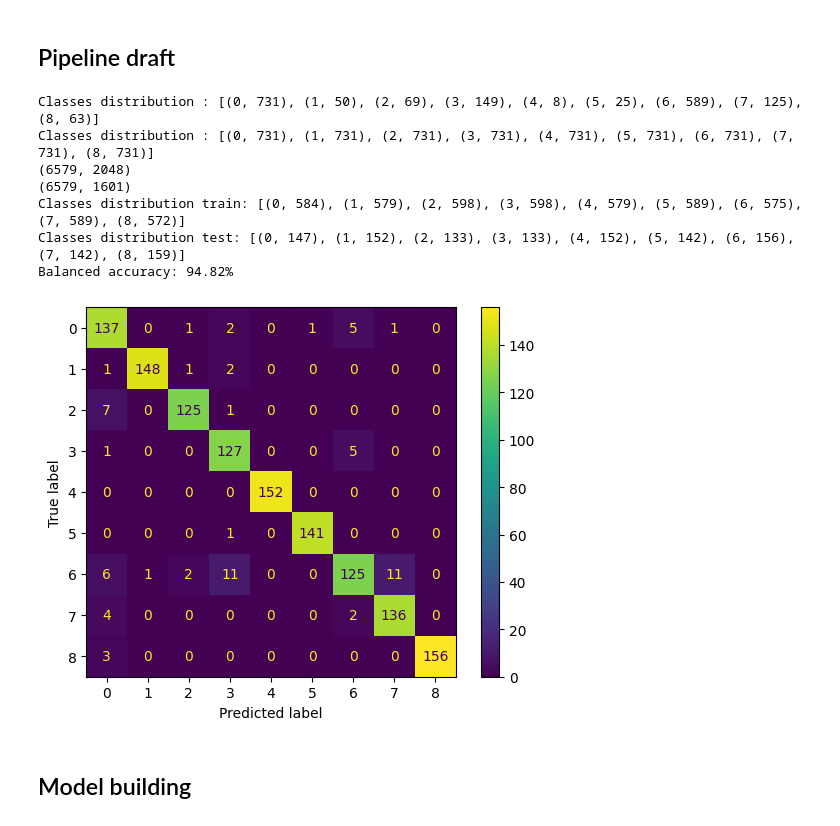
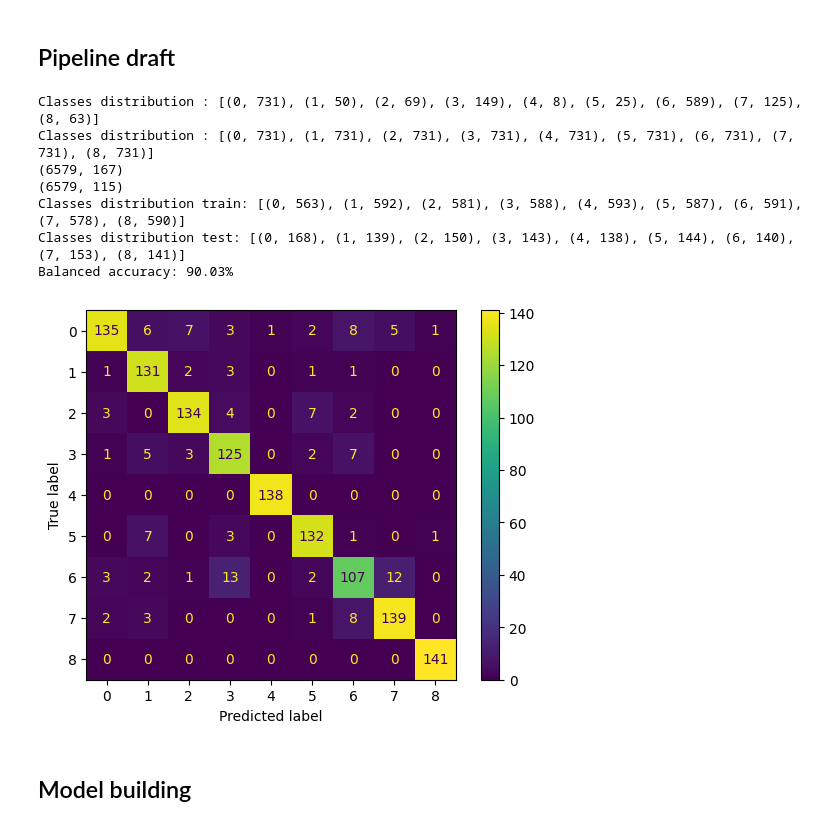
Before and after one commit to Bognanna/Molecular-Tastants, a Jupyter notebook: main.ipynb, the cells around one changed output. Drawn from its saved outputs; the diff is of its cells as text; code cells hidden in the pictures.

Commit message:
Changed fingerptints to MACCS

```diff
--- a/main.ipynb
+++ b/main.ipynb
@@ -245,32 +241,37 @@ def _train_test_split_data(X = df.smiles, y = df.taste):
 # %%
 ## TODO Jak przez to wszystko przepuścić teraz test dataset (główny problem - selekcja atrybutów)?
 
 # 1) Zmień encoding
-ecfp_fp = ECFPFingerprint()
-X = ecfp_fp.transform(df.smiles)
+# ecfp_fp = ECFPFingerprint() #zmień rozmiar fingerprinta MACCS
+# X = ecfp_fp.transform(df.smiles)
+# y = df.taste
+maccs = [MACCSkeys.GenMACCSKeys(Chem.MolFromSmiles(x)) for x in df['smiles']]
+maccs_lists = [list(l) for l in maccs]
+maccs_name = [f'MACCS_{i}' for i in range(167)]
+X = pd.DataFrame(maccs_lists, index=df.index, columns=maccs_name)
 y = df.taste
 
 # 2) Zbalansuj klasy
 X_resampled, y_resampled = balance_classes(X, y)
 
 # 3) Wyselekcjonuj atrybuty
 X_selected = select_features(X_resampled, threshold = 0.05)
 
 # 4) Train test split
 X_train, X_test, y_train, y_test  = _train_test_split_data(X_selected, y_resampled)
 
 # 5) Train model
 cm_3 = train_model(X_train, X_test, y_train, y_test)
 plot_cm(cm_3)
 # %% [output]
 Classes distribution : [(0, 731), (1, 50), (2, 69), (3, 149), (4, 8), (5, 25), (6, 589), (7, 125), (8, 63)]
 Classes distribution : [(0, 731), (1, 731), (2, 731), (3, 731), (4, 731), (5, 731), (6, 731), (7, 731), (8, 731)]
-(6579, 2048)
-(6579, 1601)
-Classes distribution train: [(0, 584), (1, 579), (2, 598), (3, 598), (4, 579), (5, 589), (6, 575), (7, 589), (8, 572)]
-Classes distribution test: [(0, 147), (1, 152), (2, 133), (3, 133), (4, 152), (5, 142), (6, 156), (7, 142), (8, 159)]
-Balanced accuracy: 94.82%
+(6579, 167)
+(6579, 115)
+Classes distribution train: [(0, 563), (1, 592), (2, 581), (3, 588), (4, 593), (5, 587), (6, 591), (7, 578), (8, 590)]
+Classes distribution test: [(0, 168), (1, 139), (2, 150), (3, 143), (4, 138), (5, 144), (6, 140), (7, 153), (8, 141)]
+Balanced accuracy: 90.03%
-[figure, old version]
+[figure, new version]
 # %% [markdown]
 ## Model building
 # %% [markdown]
```
Also changed, not shown: parts of 6 cells of this notebook.
